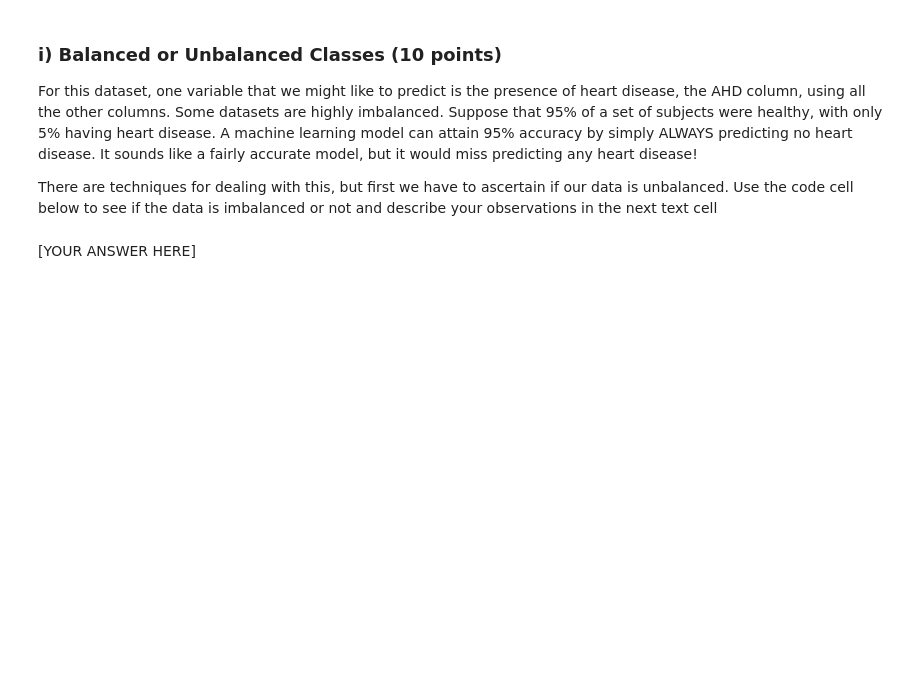
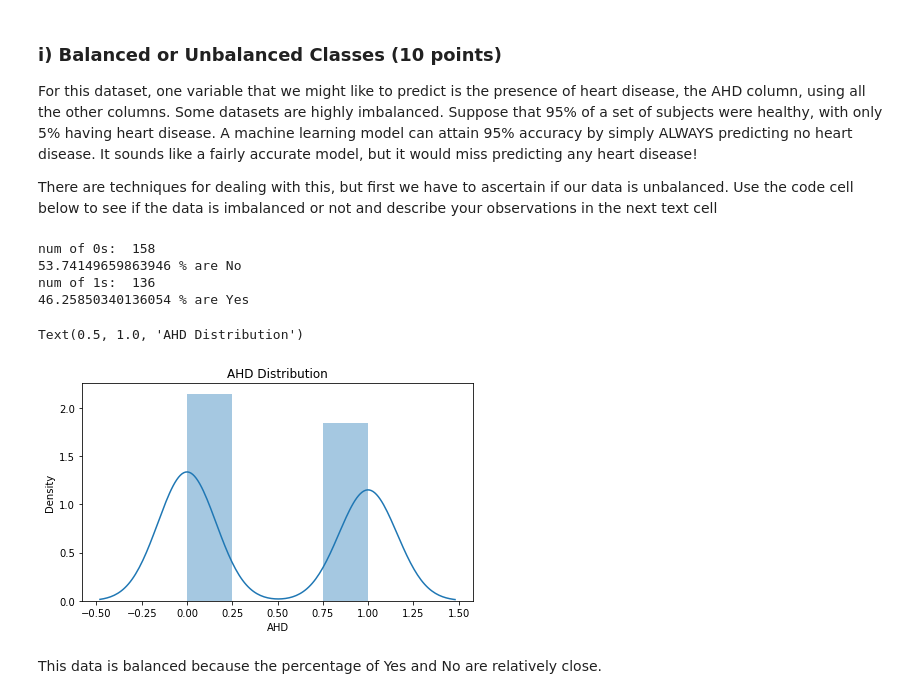
Before and after one commit to KevinW824/CSE-144-Applied-Machine-Learning, a Jupyter notebook: Summer_21_Assignment_1.ipynb, the cells around one changed output. Drawn from its saved outputs; the diff is of its cells as text; code cells hidden in the pictures; blank space fills up the shorter version.

```diff
--- a/Summer_21_Assignment_1.ipynb
+++ b/Summer_21_Assignment_1.ipynb
@@ -375,7 +467,9 @@ data = data.drop(columns=['NewAge'])
 Map the minimum to 0 and maximum to 1 (in other words, normalize the column) for the RestBP, Chol, and MaxHR columns. Don't create new columns, just replace the existing ones with the transformed data.
 # %%
 ### YOUR CODE HERE ###
-
+for col in data:
+    if data[col].dtype != object:
+        data[col] = (data[col] - data[col].min()) / (data[col].max() - data[col].min())
 
 # Leave this for your last line.
 data.describe()
@@ -387,0 +490,4 @@ It's frequently useful to convert categorical (non-numeric) values to numeric on
+# %%
+### YOUR CODE HERE ###
+data['AHD'] = data['AHD'].map({'Yes': 1, 'No': 0})
+print(data['AHD'])
@@ -393,10 +512,12 @@ One-hot-encoding is another often used way of converting categorical data to num
 Similar to what you've learned from the class exercise of lecture 2, add new columns for one-hot-encoding of 'Thal' column. Use 'Thal' as the prefix. Then drop the original column.
 # %%
 # Concatentate new one-hot encodings with the original dataframe.
-data = ### YOUR CODE HERE ###
+from sklearn.preprocessing import OneHotEncoder
+encode = []
+data = pd.concat([data, OneHotEncoder().fit_transform().toarray()])### YOUR CODE HERE ###
 
 # now drop the original 'Thal' column (you don't need it anymore)
-
+data = data.drop(columns=['Thal'])
 ### YOUR CODE HERE ###
 
 data.head()
@@ -416,7 +539,7 @@ Feature engineering is central to much of machine learning. Traditionally such f
 Create a new column (feature) called AgeC, which will be the product of the patient's age and the patient's cholesterol level.
 # %%
 ### YOUR CODE HERE ###
-
+data['AgeC'] = data['Age'] * data['Chol']
 
 # Leave this for your last line.
 data.head()
@@ -431,2 +559,20 @@ There are techniques for dealing with this, but first we have to ascertain if ou
-# %% [markdown]
-[YOUR ANSWER HERE]
+# %%
+### YOUR CODE HERE ###
+zeros = (data['AHD'] == 0).astype(int).sum()
+print('num of 0s: ', zeros)
+print((zeros / 294 * 100), '% are No')
+ones = (data['AHD'] == 1).astype(int).sum()
+print('num of 1s: ', ones)
+print((ones / 294 * 100), '% are Yes')
+plt.rcParams['figure.figsize'] = (7, 4)
+sns.distplot(data['AHD'])
+plt.title('AHD Distribution')
+# %% [output]
+num of 0s:  158
+53.74149659863946 % are No
+num of 1s:  136
+46.25850340136054 % are Yes
+Text(0.5, 1.0, 'AHD Distribution')
+[figure, added]
+# %% [markdown]
+This data is balanced because the percentage of Yes and No are relatively close.
```
Also changed, not shown: parts of 27 cells of this notebook.
